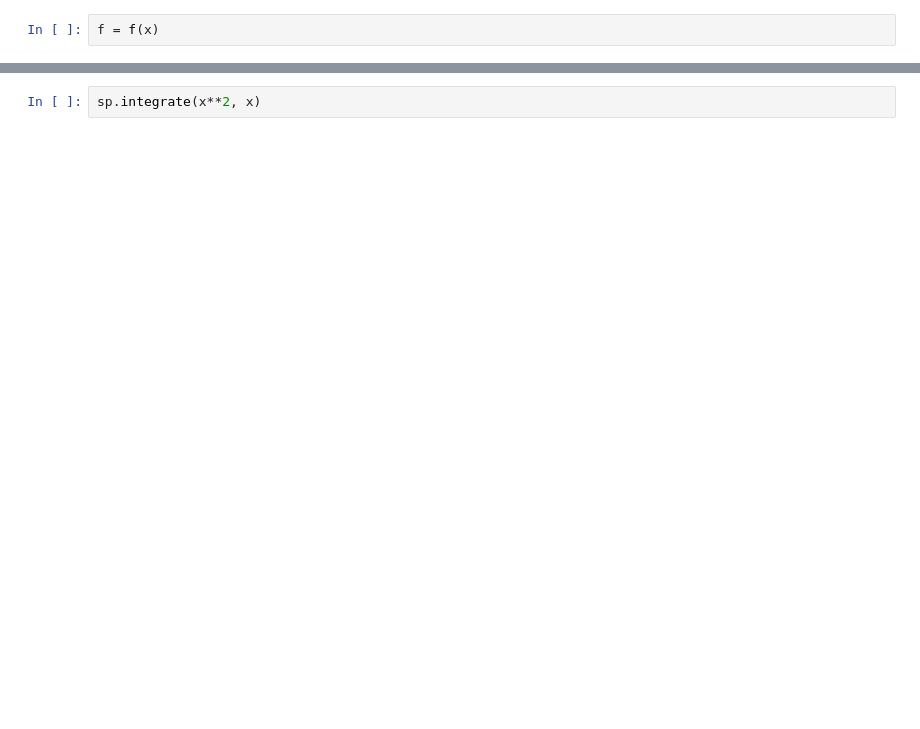
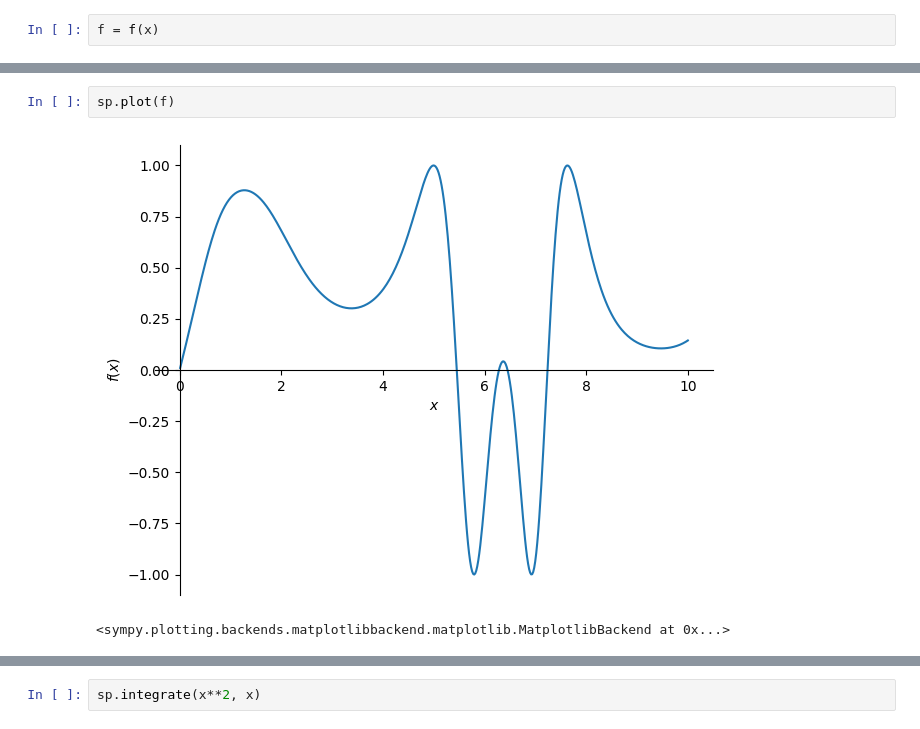
Before and after one commit to dchorazkiewicz/Math-2024-25-Winter, a Jupyter notebook: Notebooks_EN/00_Introduction/What_is_Jupyter_Notebook.ipynb, the cells around one changed output, grey strips where cells are left out. Drawn from its saved outputs; the diff is of its cells as text; blank space fills up the shorter version.

```diff
--- a/Notebooks_EN/00_Introduction/What_is_Jupyter_Notebook.ipynb
+++ b/Notebooks_EN/00_Introduction/What_is_Jupyter_Notebook.ipynb
@@ -150,2 +183,7 @@ f
+# %%
+sp.plot(f)
+# %% [output]
+[figure, added]
+<sympy.plotting.backends.matplotlibbackend.matplotlib.MatplotlibBackend at 0x...>
 # %%
 f.diff(x)
```
Also changed, not shown: parts of 17 cells of this notebook.
